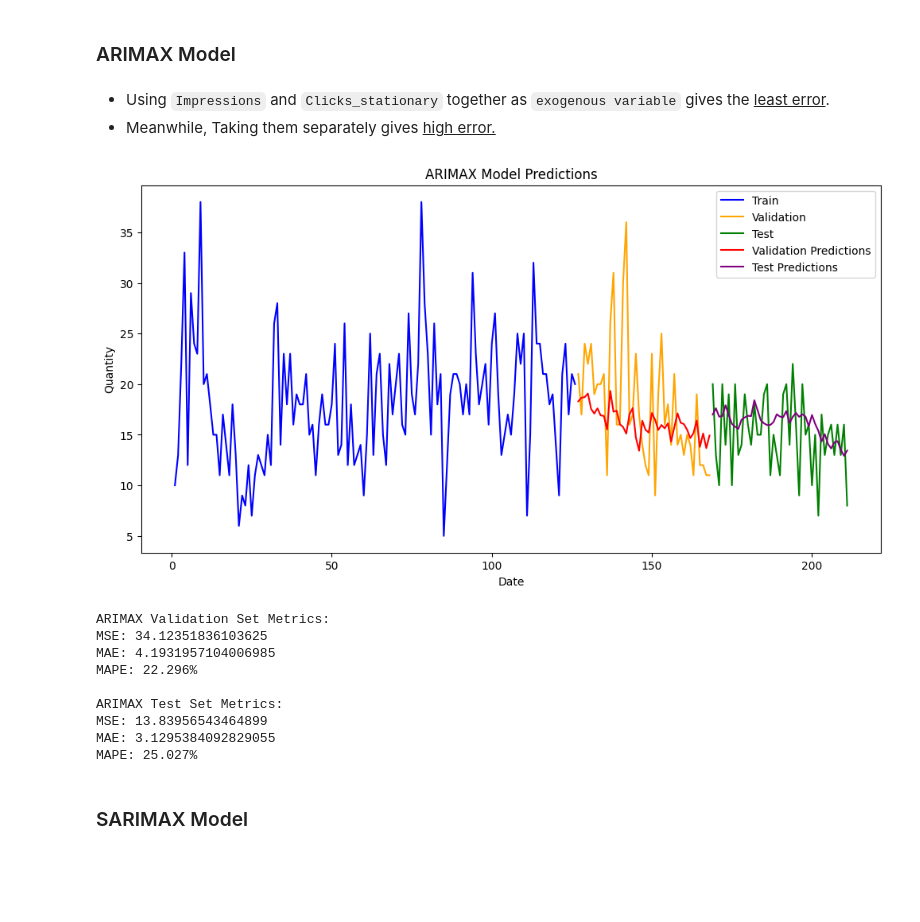
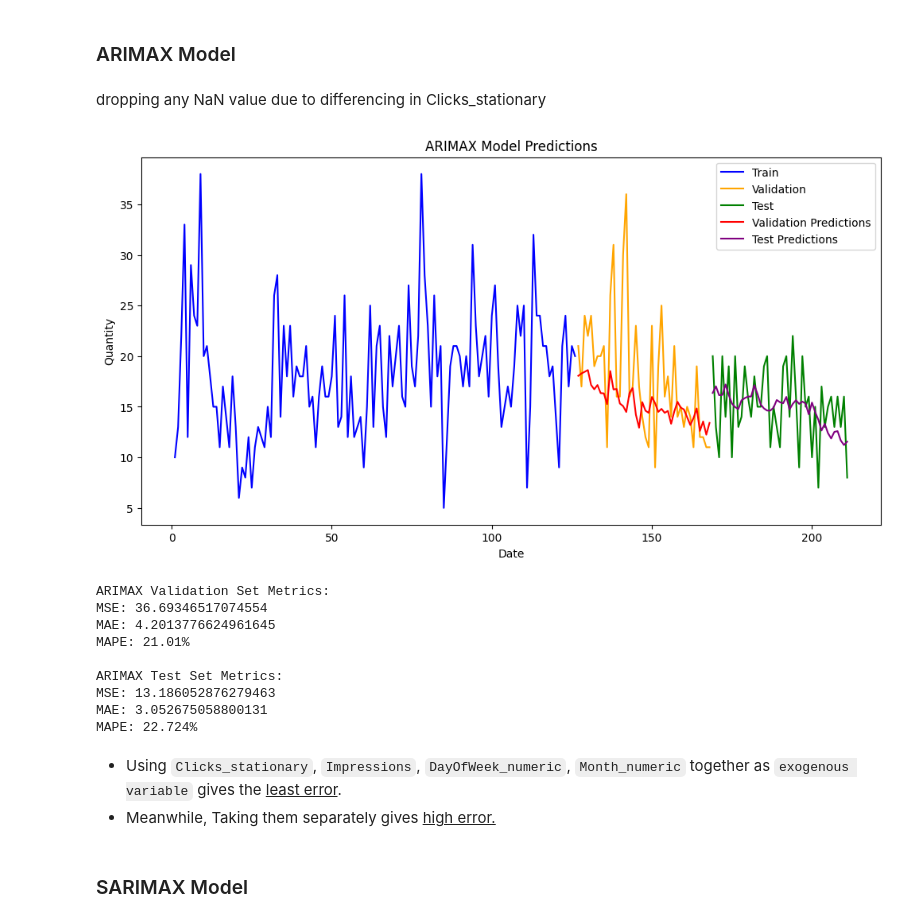
Before and after one commit to springboardmentor139/Demand-Forecasting-For-E-commerce, a Jupyter notebook: Jatin Gupta/notebooks/modelling.ipynb, the cells around one changed output. Cells and saved outputs as stored; diff of their text form; code cells hidden in the pictures; blank space fills up the shorter version.

Commit message:
modelling

```diff
--- a/Jatin Gupta/notebooks/modelling.ipynb
+++ b/Jatin Gupta/notebooks/modelling.ipynb
@@ -368,30 +368,32 @@ MAPE: 22.315%
 train_df = train_df.dropna(subset=['Clicks_stationary'])
 val_df = val_df.dropna(subset=['Clicks_stationary'])
 test_df = test_df.dropna(subset=['Clicks_stationary'])
+# %% [markdown]
+dropping any NaN value due to differencing in Clicks_stationary
+# %%
+# Select exogenous variables
+exog_train = train_df[['Clicks_stationary', 'Impressions', 'DayOfWeek_numeric', 'Month_numeric']]
+exog_val = val_df[['Clicks_stationary', 'Impressions', 'DayOfWeek_numeric', 'Month_numeric']]
+exog_test = test_df[['Clicks_stationary', 'Impressions', 'DayOfWeek_numeric', 'Month_numeric']]
+
+# Fit the ARIMAX model
+arimax_model = SARIMAX(train_df['Quantity'], exog=exog_train, order=(1, 0, 1)).fit()
+
+# Call the function to plot predictions and calculate metrics
+plot_predictions_and_metrics_exog(train_df, val_df, test_df, exog_val, exog_test, arimax_model, 'ARIMAX')
+# %% [output]
+[figure, added]
+ARIMAX Validation Set Metrics:
+MSE: 36.69346517074554
+MAE: 4.2013776624961645
+MAPE: 21.01%
+
+ARIMAX Test Set Metrics:
+MSE: 13.186052876279463
+MAE: 3.052675058800131
+MAPE: 22.724%
 # %% [markdown]
-* Using `Impressions` and `Clicks_stationary` together as `exogenous variable` gives the <u>least error</u>.
+* Using `Clicks_stationary`, `Impressions`, `DayOfWeek_numeric`, `Month_numeric` together as `exogenous variable` gives the <u>least error</u>.
 * Meanwhile, Taking them separately gives <u>high error<u>.
-# %%
-# Define exogenous variables for train, validation, and test sets
-exog_train = train_df[['Clicks_stationary', 'Impressions']]
-exog_val = val_df[['Clicks_stationary', 'Impressions']]
-exog_test = test_df[['Clicks_stationary', 'Impressions']]
-
-# Fit the ARIMAX model
-arimax_model = SARIMAX(train_df['Quantity'], exog=exog_train, order=(1, 0, 1)).fit()
-
-# Call the function to plot predictions and calculate metrics
-plot_predictions_and_metrics_exog(train_df, val_df, test_df, exog_val, exog_test, arimax_model, 'ARIMAX')
-# %% [output]
-[figure, removed]
-ARIMAX Validation Set Metrics:
-MSE: 34.12351836103625
-MAE: 4.1931957104006985
-MAPE: 22.296%
-
-ARIMAX Test Set Metrics:
-MSE: 13.83956543464899
-MAE: 3.1295384092829055
-MAPE: 25.027%
 # %% [markdown]
 ### SARIMAX Model
```
Also changed, not shown: parts of 4 cells of this notebook.
